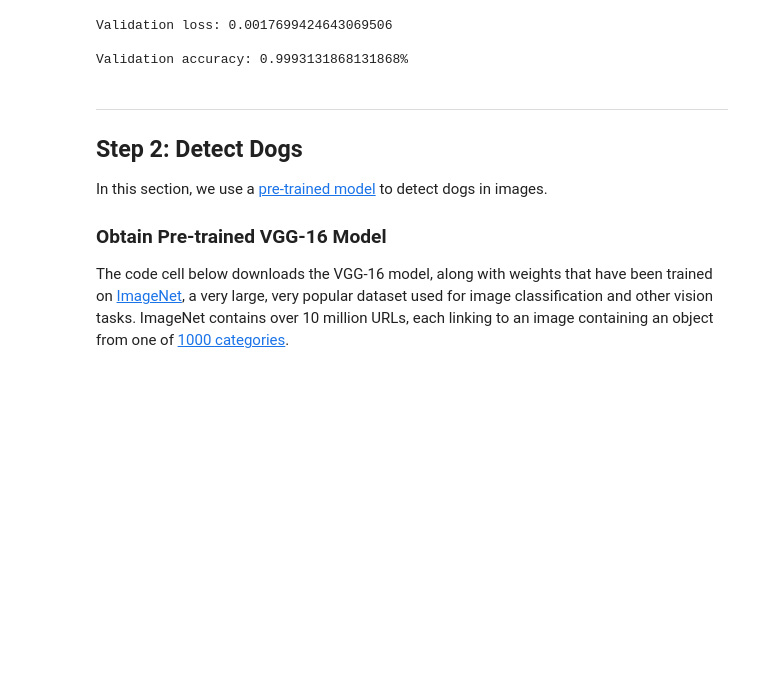
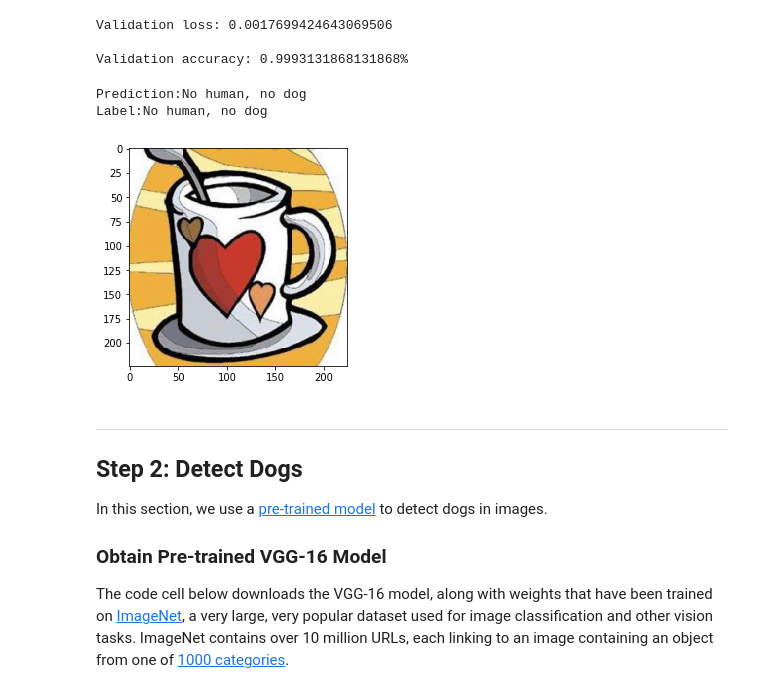
Before and after one commit to ebrahimebrahim/udaproject_dog_classification, a Jupyter notebook: dog_app.ipynb, the cells around one changed output. Drawn from its saved outputs; the diff is of its cells as text; code cells hidden in the pictures; blank space fills up the shorter version.

```diff
--- a/dog_app.ipynb
+++ b/dog_app.ipynb
@@ -436,6 +431,11 @@ for e in range(epochs):
 # %% [output]
 224/26442 images processed.
 KeyboardInterrupt:
+# %%
+# Only run this cell if you skipped the training cell above!
+
+#change map_location accordingly
+human_dog_net.load_state_dict(torch.load('human_dog_net.pt', map_location='cpu'))
 # %%
 #Run this cell to just get validation accuracy
 
@@ -467,3 +465,17 @@ Validation accuracy: 0.9993131868131868%
+# %%
+# Playing with the predictions. Keep running this cell and be amazed!
+import random
+
+file,lbl = random.choice(validation_files)
+img = testing_transformation(Image.open(file).convert('RGB')).unsqueeze(dim=0)
+pred=human_dog_net(img).argmax().item()
+plt.imshow((unnormalize(img.squeeze(dim=0)).permute(1,2,0)))
+idx2text={0:'No human, no dog',1:'Dog present',2:'Human present and no dog present'}
+print(f"Prediction:{idx2text[pred]}\nLabel:{idx2text[lbl]}")
+# %% [output]
+Prediction:No human, no dog
+Label:No human, no dog
+[figure, added]
 # %%
 # Now let's try the initial 100 again since it's asked for in the instructions
 
```
Also changed, not shown: parts of 14 cells of this notebook.
